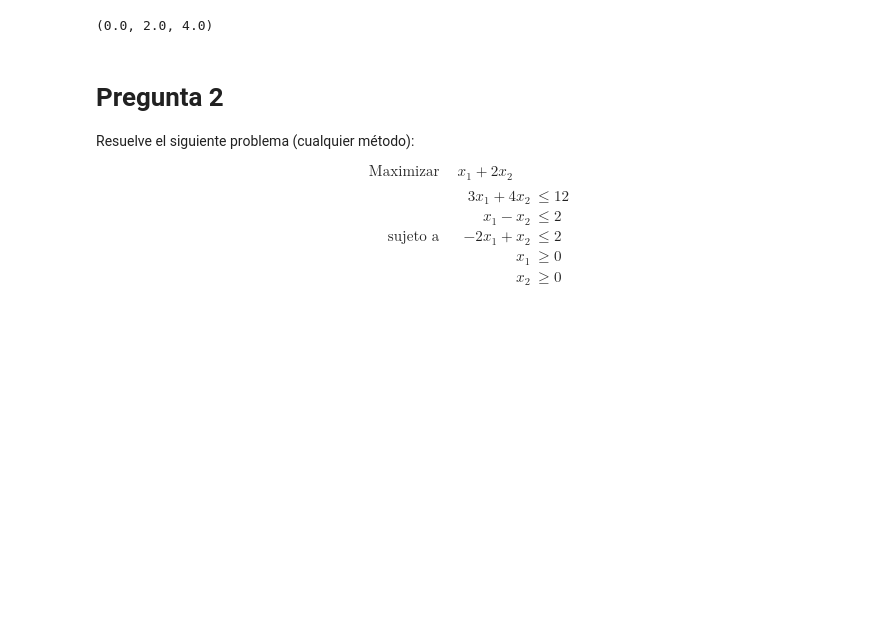
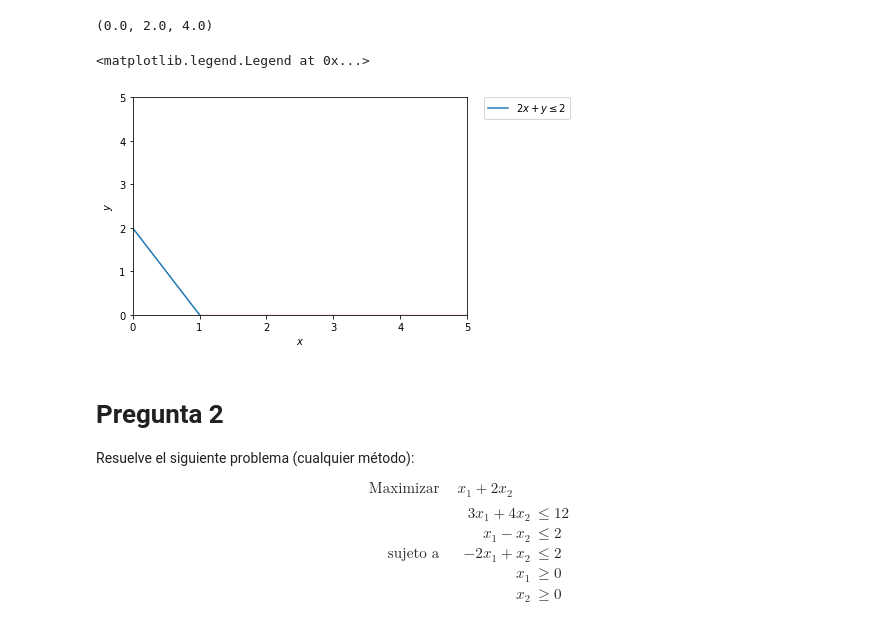
Before and after one commit to susi3003/Programaci-n-Lineal, a Jupyter notebook: Examen1.ipynb, the cells around one changed output. Cells and saved outputs as stored; diff of their text form; code cells hidden in the pictures; blank space fills up the shorter version.

```diff
--- a/Examen1.ipynb
+++ b/Examen1.ipynb
@@ -48,6 +48,32 @@ import matplotlib.pyplot as ptl
 
 x= np.linspace(0, 1, 200)
 plt.plot(x, y, label=r'$2x+y\leq2)
+# %%
+import numpy as np
+import matplotlib.pyplot as plt
+%matplotlib inline
+
+# Construct lines
+x = np.linspace(0, 20, 2000)
+y1 = 2-2*x
+y2=x*0+0
+# Make plot
+plt.plot(x, y1, label=r'$2x+y\leq2$')
+plt.xlim((0, 5))
+plt.ylim((0, 5))
+plt.xlabel(r'$x$')
+plt.ylabel(r'$y$')
+
+# Fill feasible region
+y3 = np.maximum(x, y1)
+
+#y3 = np.maximum(y2, y1)
+#y6 = np.maximum(y3, y2)
+plt.fill_between(x,y2,y1, where=y1>y2, color='pink', alpha=0.5)
+plt.legend(bbox_to_anchor=(1.05, 1), loc=2, borderaxespad=0.)
+# %% [output]
+<matplotlib.legend.Legend at 0x...>
+[figure, added]
 # %% [markdown]
 # Pregunta 2
 
```
Also changed, not shown: parts of 3 cells of this notebook.
